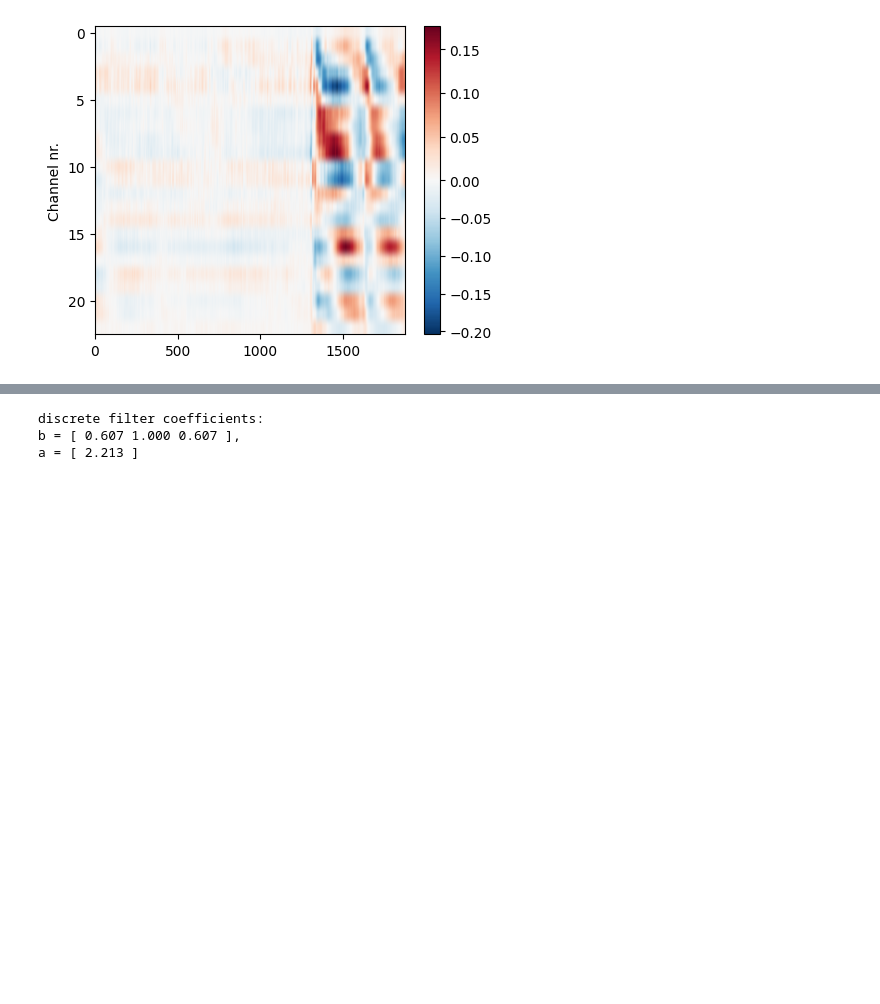
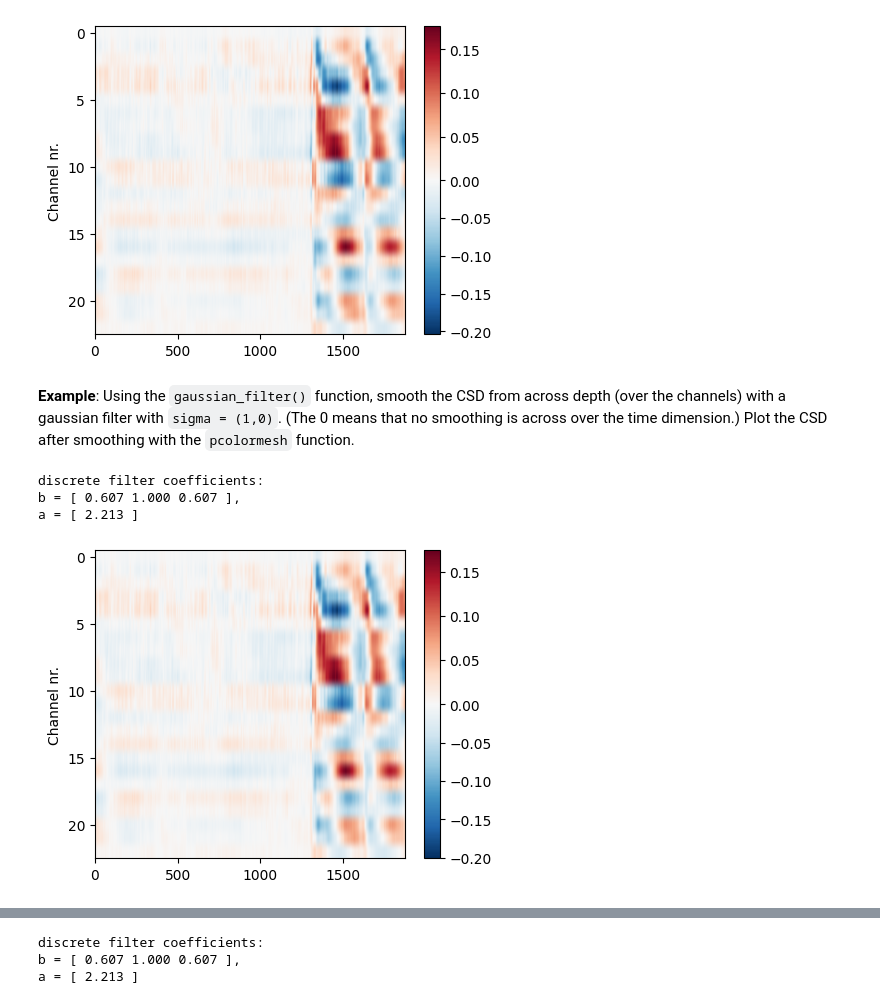
Before and after one commit to ibehave-ibots/LFP-Analysis-in-Python, a Jupyter notebook: Day1/03 CSD Analysis Theory and Methods/(solutions) 3 CSD Analysis Theory and Methods.ipynb, the cells around one changed output, grey strips where cells are left out. Saved outputs shown, nothing was run; the diff lists cells and outputs as text; code cells hidden in the pictures; blank space fills up the shorter version.

```diff
--- a/Day1/03 CSD Analysis Theory and Methods/(solutions) 3 CSD Analysis Theory and Methods.ipynb
+++ b/Day1/03 CSD Analysis Theory and Methods/(solutions) 3 CSD Analysis Theory and Methods.ipynb
@@ -69,7 +69,8 @@ def plot_csd(csd):
         np.array(csd.T),                          # The csd must be transposed to get channels on first dimension for the plot
         aspect = 'auto',
         cmap = 'RdBu_r',  #
-        norm=TwoSlopeNorm(vcenter=0)),  # Puts white a the zero value, so blue is always negative and red is always positive
+        norm=TwoSlopeNorm(vcenter=0),
+    )  # Puts white a the zero value, so blue is always negative and red is always positive
     plt.ylabel('Channel nr.')
     plt.colorbar();
 
@@ -119,6 +120,7 @@ dataset_path = Path(loadpath)
 dataset = xr.load_dataset(dataset_path)
 dataset = dataset[[
     'lfp_trials',
+    'csd_trials'
 ]]
 dataset
 # %% [output]
@@ -202,3 +195,5 @@ discrete filter coefficients:
 b = [ 0.607 1.000 0.607 ],
 a = [ 2.213 ]
 [figure]
+# %% [markdown]
+**Example**: Using the `gaussian_filter()` function, smooth the CSD from across depth (over the channels) with a gaussian filter with ``sigma = (1,0)``. (The 0 means that no smoothing is across over the time dimension.) Plot the CSD after smoothing with the `pcolormesh` function.
@@ -204,0 +202,12 @@ a = [ 2.213 ]
+# %%
+# provided
+lfp = dataset['lfp_trials'].mean(dim='trial_stimulus_id')
+csd = utils.calc_csd(lfp, dataset.sampling_frequency_lfp, dataset.channel_depth)
+
+csd_smoothed = gaussian_filter(csd, sigma=(1, 0))
+utils.plot_csd(csd_smoothed)
+# %% [output]
+discrete filter coefficients:
+b = [ 0.607 1.000 0.607 ],
+a = [ 2.213 ]
+[figure, added]
```
Also changed, not shown: parts of 49 cells of this notebook.
